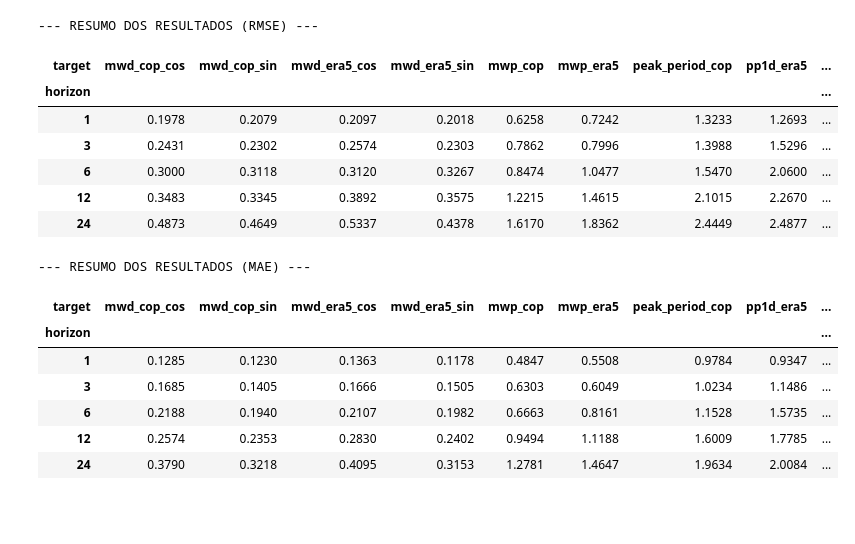
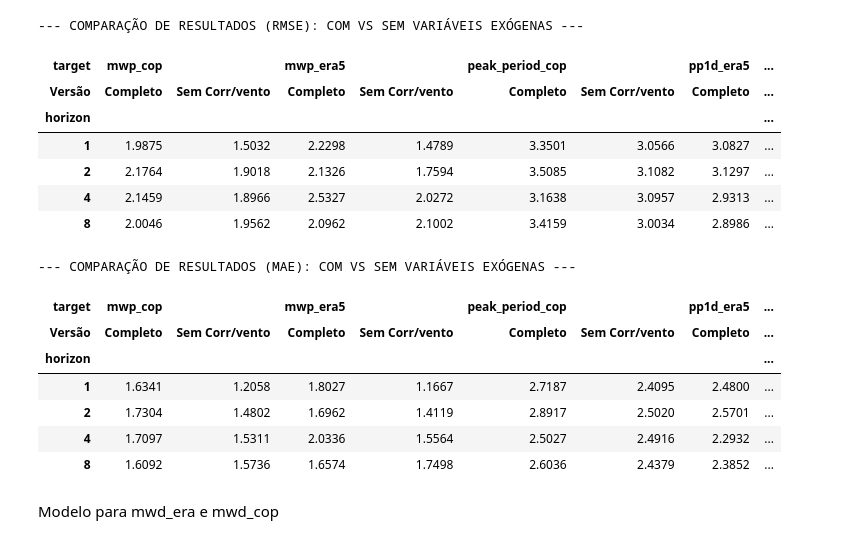
Before and after one commit to margaridanferreira/LAB, a Jupyter notebook: Project/NN_ERA_COP.ipynb, the cells around one changed output. Drawn from its saved outputs; the diff is of its cells as text; code cells hidden in the pictures; blank space fills up the shorter version.

```diff
--- a/Project/NN_ERA_COP.ipynb
+++ b/Project/NN_ERA_COP.ipynb
@@ -202,8 +127,8 @@ def build_cnn_model(input_shape):
     model.compile(optimizer='adam', loss='mse', metrics=['mae'])
     return model
 # %%
-HORIZONS = [1, 3, 6, 12, 24]
-LOOKBACK = 24
+HORIZONS = [1, 2,4,8]
+LOOKBACK = 48
 TARGETS = ['swh_cop', 'mwp_cop', 'peak_period_cop','swh_era5', 'mwp_era5', 'pp1d_era5']
 FEATURES = ['uo_cop', 'vo_cop', 'swh_cop', 'mwd_cop_sin','mwd_cop_cos', 'mwp_cop', 'peak_period_cop','u10_era5','v10_era5','swh_era5','mwd_era5_sin','mwd_era5_cos','mwp_era5','pp1d_era5']
 results = []
@@ -313,5 +252,5 @@ Retirar u10 e v10
 # %%
-HORIZONS = [1, 3, 6, 12, 24]
+HORIZONS = [1, 2,4,8]
 LOOKBACK = 48
 TARGETS = ['swh_cop', 'mwp_cop', 'peak_period_cop','swh_era5', 'mwp_era5', 'pp1d_era5']
 FEATURES = ['swh_cop', 'mwd_cop_sin','mwd_cop_cos', 'mwp_cop', 'peak_period_cop','u10_era5','v10_era5','swh_era5','mwd_era5_sin','mwd_era5_cos','mwp_era5','pp1d_era5']
@@ -331,7 +270,7 @@ for target in TARGETS:
             h
         )
 
-        X_train, X_test, y_train, y_test = temporal_train_test_split(X, y)
+        X_train, X_val, X_test, y_train, y_val, y_test = temporal_train_val_test_split(X, y)
 
         X_train, X_test, scaler = scale_data(X_train, X_test)
 
@@ -339,7 +278,7 @@ for target in TARGETS:
 
         history = model.fit(
             X_train, y_train,
-            validation_split=0.2,
+            validation_data=(X_val,y_val),
             epochs=20,
             batch_size=32,
             verbose=2
@@ -409,25 +348,49 @@ plt.show()
 # %%
-print("\n--- RESUMO DOS RESULTADOS (RMSE) ---")
-pivot_rmse = results_df.pivot(index='horizon', columns='target', values='rmse')
-display(pivot_rmse.round(4))
+results_df['Versão'] = 'Completo'
+results_df_corr = pd.DataFrame(results)
+results_df_corr['Versão'] = 'Sem Corr/vento'
 
-print("\n--- RESUMO DOS RESULTADOS (MAE) ---")
-pivot_mae = results_df.pivot(index='horizon', columns='target', values='mae')
-display(pivot_mae.round(4))
+# 2. Concatenar os dois DataFrames
+df_final = pd.concat([results_df, results_df_corr])
+
+# 3. Criar a Pivot Table com Multi-Index nas colunas
+# O index será o horizonte, e as colunas serão divididas por Target e depois por Versão
+pivot_comparativa = df_final.pivot_table(
+    index='horizon',
+    columns=['target', 'Versão'],
+    values='rmse'
+)
+
+print("\n--- COMPARAÇÃO DE RESULTADOS (RMSE): COM VS SEM VARIÁVEIS EXÓGENAS ---")
+display(pivot_comparativa.round(4))
+
+# --- CORREÇÃO PARA O MAE ---
+print("\n--- COMPARAÇÃO DE RESULTADOS (MAE): COM VS SEM VARIÁVEIS EXÓGENAS ---")
+
+# Usamos o df_final (que contém 'Completo' e 'Sem Vento/Corr.')
+pivot_mae_comparativa = df_final.pivot_table(
+    index='horizon',
+    columns=['target', 'Versão'],
+    values='mae'
+)
+
+display(pivot_mae_comparativa.round(4))
 # %% [output]
---- RESUMO DOS RESULTADOS (RMSE) ---
+--- COMPARAÇÃO DE RESULTADOS (RMSE): COM VS SEM VARIÁVEIS EXÓGENAS ---
-| target | mwd_cop_cos | mwd_cop_sin | mwd_era5_cos | mwd_era5_sin | mwp_cop | mwp_era5 | peak_period_cop | pp1d_era5 | ... |
-| horizon |  |  |  |  |  |  |  |  | ... |
-| 1 | 0.1978 | 0.2079 | 0.2097 | 0.2018 | 0.6258 | 0.7242 | 1.3233 | 1.2693 | ... |
-| 3 | 0.2431 | 0.2302 | 0.2574 | 0.2303 | 0.7862 | 0.7996 | 1.3988 | 1.5296 | ... |
-| 6 | 0.3000 | 0.3118 | 0.3120 | 0.3267 | 0.8474 | 1.0477 | 1.5470 | 2.0600 | ... |
-| 12 | 0.3483 | 0.3345 | 0.3892 | 0.3575 | 1.2215 | 1.4615 | 2.1015 | 2.2670 | ... |
-| 24 | 0.4873 | 0.4649 | 0.5337 | 0.4378 | 1.6170 | 1.8362 | 2.4449 | 2.4877 | ... |
+| target | mwp_cop |  | mwp_era5 |  | peak_period_cop |  | pp1d_era5 | ... |
+| Versão | Completo | Sem Corr/vento | Completo | Sem Corr/vento | Completo | Sem Corr/vento | Completo | ... |
+| horizon |  |  |  |  |  |  |  | ... |
+| 1 | 1.9875 | 1.5032 | 2.2298 | 1.4789 | 3.3501 | 3.0566 | 3.0827 | ... |
+| 2 | 2.1764 | 1.9018 | 2.1326 | 1.7594 | 3.5085 | 3.1082 | 3.1297 | ... |
+| 4 | 2.1459 | 1.8966 | 2.5327 | 2.0272 | 3.1638 | 3.0957 | 2.9313 | ... |
+| 8 | 2.0046 | 1.9562 | 2.0962 | 2.1002 | 3.4159 | 3.0034 | 2.8986 | ... |
---- RESUMO DOS RESULTADOS (MAE) ---
+--- COMPARAÇÃO DE RESULTADOS (MAE): COM VS SEM VARIÁVEIS EXÓGENAS ---
-| target | mwd_cop_cos | mwd_cop_sin | mwd_era5_cos | mwd_era5_sin | mwp_cop | mwp_era5 | peak_period_cop | pp1d_era5 | ... |
-| horizon |  |  |  |  |  |  |  |  | ... |
-| 1 | 0.1285 | 0.1230 | 0.1363 | 0.1178 | 0.4847 | 0.5508 | 0.9784 | 0.9347 | ... |
-| 3 | 0.1685 | 0.1405 | 0.1666 | 0.1505 | 0.6303 | 0.6049 | 1.0234 | 1.1486 | ... |
-| 6 | 0.2188 | 0.1940 | 0.2107 | 0.1982 | 0.6663 | 0.8161 | 1.1528 | 1.5735 | ... |
-| 12 | 0.2574 | 0.2353 | 0.2830 | 0.2402 | 0.9494 | 1.1188 | 1.6009 | 1.7785 | ... |
-| 24 | 0.3790 | 0.3218 | 0.4095 | 0.3153 | 1.2781 | 1.4647 | 1.9634 | 2.0084 | ... |
+| target | mwp_cop |  | mwp_era5 |  | peak_period_cop |  | pp1d_era5 | ... |
+| Versão | Completo | Sem Corr/vento | Completo | Sem Corr/vento | Completo | Sem Corr/vento | Completo | ... |
+| horizon |  |  |  |  |  |  |  | ... |
+| 1 | 1.6341 | 1.2058 | 1.8027 | 1.1667 | 2.7187 | 2.4095 | 2.4800 | ... |
+| 2 | 1.7304 | 1.4802 | 1.6962 | 1.4119 | 2.8917 | 2.5020 | 2.5701 | ... |
+| 4 | 1.7097 | 1.5311 | 2.0336 | 1.5564 | 2.5027 | 2.4916 | 2.2932 | ... |
+| 8 | 1.6092 | 1.5736 | 1.6574 | 1.7498 | 2.6036 | 2.4379 | 2.3852 | ... |
+# %% [markdown]
+Modelo para mwd_era e mwd_cop
```
Also changed, not shown: parts of 27 cells of this notebook, 2 other files.
